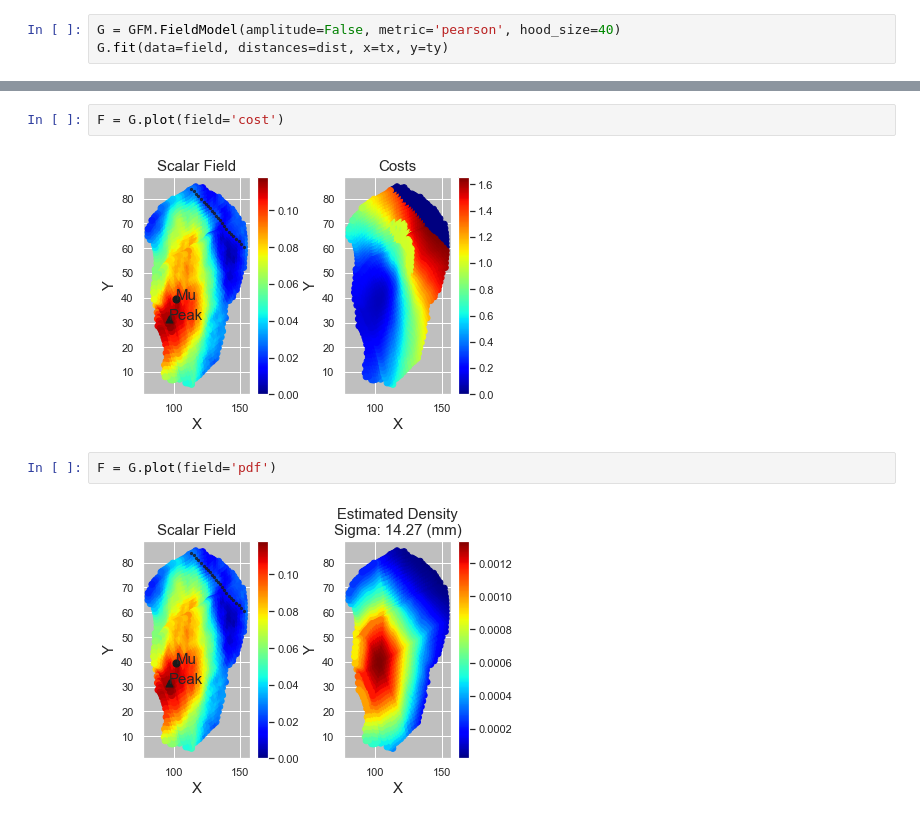
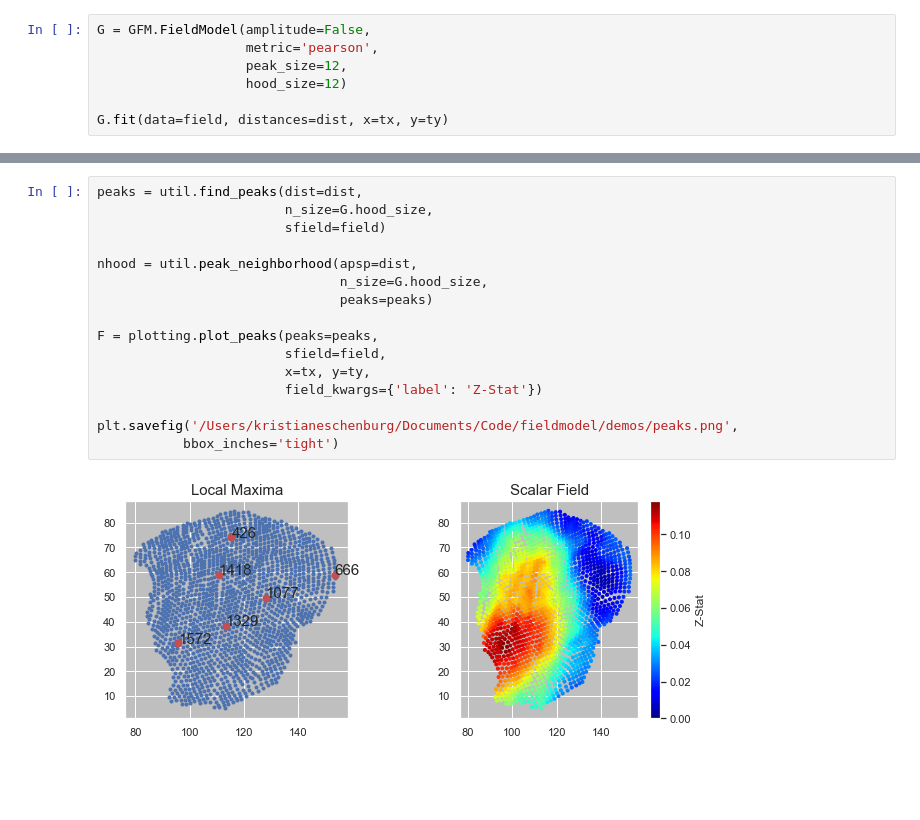
Before and after one commit to kristianeschenburg/fieldmodel, a Jupyter notebook: demos/demo.ipynb, the cells around one changed output, grey strips where cells are left out. Cells and saved outputs as stored; diff of their text form; blank space fills up the shorter version.

```diff
--- a/demos/demo.ipynb
+++ b/demos/demo.ipynb
@@ -29,3 +38,7 @@ field = sio.loadmat(field_file)['field'].squeeze()
 # %%
-G = GFM.FieldModel(amplitude=False, metric='pearson', hood_size=40)
+G = GFM.FieldModel(amplitude=False,
+                   metric='pearson',
+                   peak_size=12,
+                   hood_size=12)
+
 G.fit(data=field, distances=dist, x=tx, y=ty)
@@ -79,8 +45,18 @@ F = G.plot(field='sigma')
-# %%
-F = G.plot(field='cost')
-# %% [output]
-[figure, removed]
-# %%
-F = G.plot(field='pdf')
-# %% [output]
-[figure, removed]
+# %%
+peaks = util.find_peaks(dist=dist,
+                        n_size=G.hood_size,
+                        sfield=field)
+
+nhood = util.peak_neighborhood(apsp=dist,
+                               n_size=G.hood_size,
+                               peaks=peaks)
+
+F = plotting.plot_peaks(peaks=peaks,
+                        sfield=field,
+                        x=tx, y=ty,
+                        field_kwargs={'label': 'Z-Stat'})
+
+plt.savefig('/Users/kristianeschenburg/Documents/Code/fieldmodel/demos/peaks.png',
+           bbox_inches='tight')
+# %% [output]
+[figure, added]
```
Also changed, not shown: parts of 10 cells of this notebook, 12 other files.
